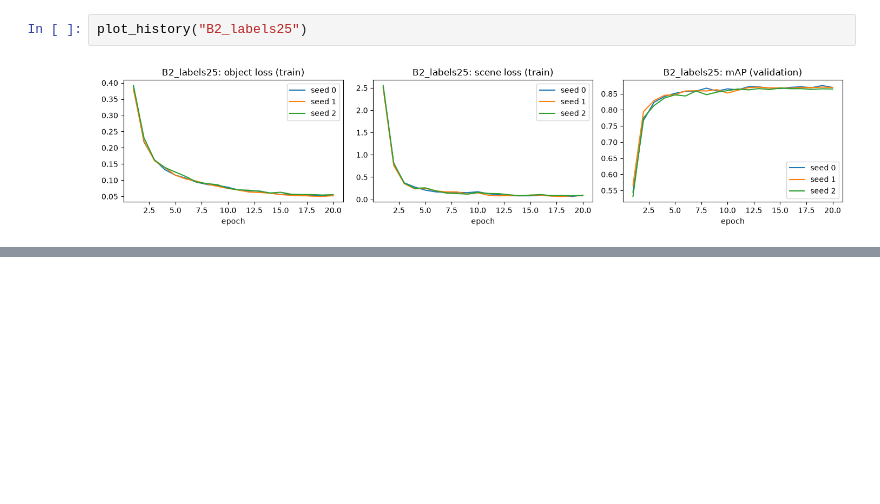
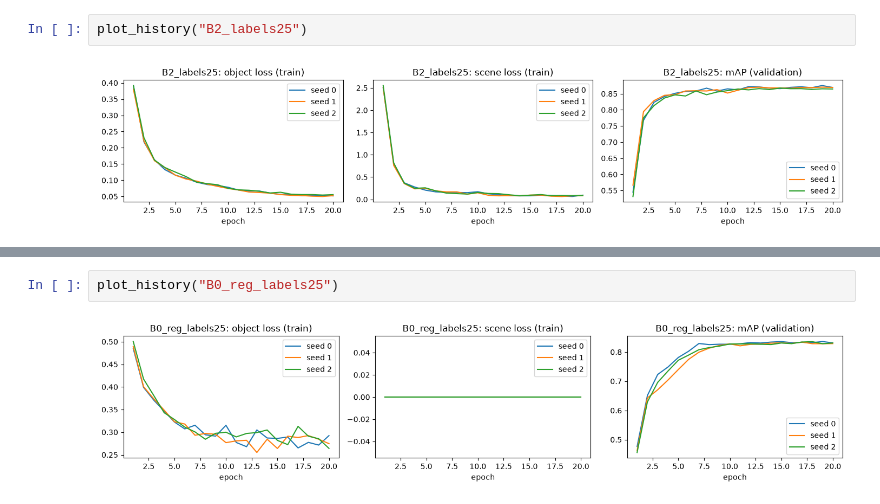
Before and after one commit to PassifloraVitifolia/CS415-CourseProject, a Jupyter notebook: 04_reduced_labels.ipynb, the cells around one changed output, grey strips where cells are left out. Drawn from its saved outputs; the diff is of its cells as text; blank space fills up the shorter version.

```diff
--- a/04_reduced_labels.ipynb
+++ b/04_reduced_labels.ipynb
@@ -202,0 +172,4 @@ plot_history("B2_labels25")
+# %%
+plot_history("B0_reg_labels25")
+# %% [output]
+[figure, added]
```
Also changed, not shown: parts of 7 cells of this notebook, 22 other files.
